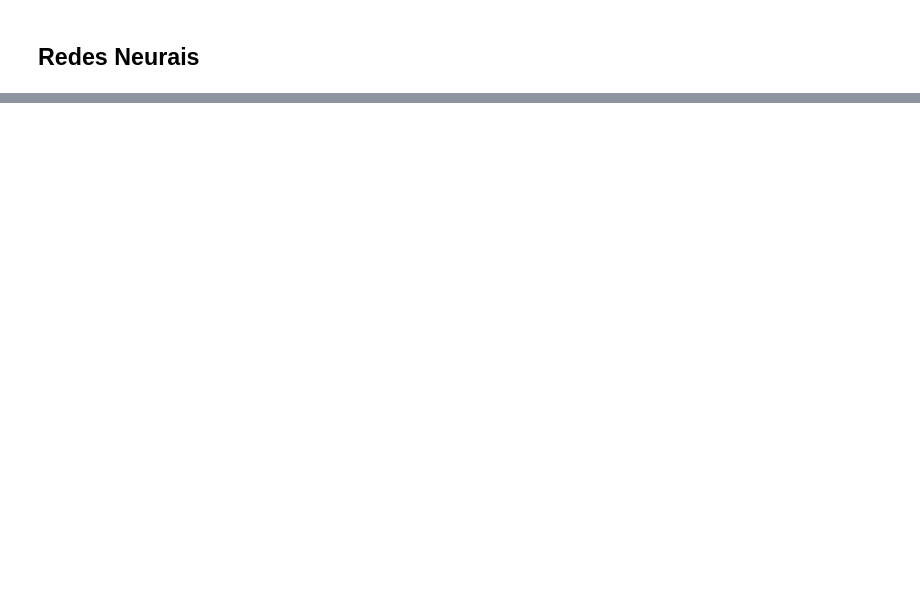
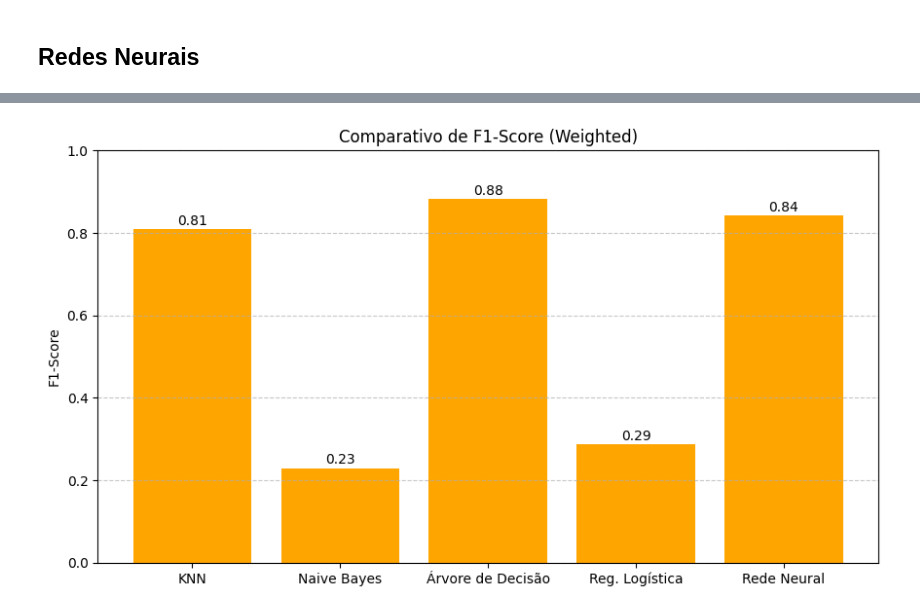
Before and after one commit to enzoalencar/LA-earthquake, a Jupyter notebook: main.ipynb, the cells around one changed output, grey strips where cells are left out. Saved outputs shown, nothing was run; the diff lists cells and outputs as text; code cells hidden in the pictures; blank space fills up the shorter version.

```diff
--- a/main.ipynb
+++ b/main.ipynb
@@ -316,0 +384,20 @@ F1 = 0.7272140316551722
+# %%
+f1_scores  = [knn_f1_score, nb_f1_score, dtree_f1_score, rl_f1_score, rn_f1_score]
+
+plt.figure(figsize=(17, 5))
+
+plt.subplot(1, 2, 2)
+bars2 = plt.bar(model_names, f1_scores, color='orange')
+plt.title('Comparativo de F1-Score (Weighted)')
+plt.ylabel('F1-Score')
+plt.ylim(0, 1)
+plt.grid(axis='y', linestyle='--', alpha=0.7)
+
+for bar in bars2:
+    plt.text(bar.get_x() + bar.get_width()/2, bar.get_height() + 0.01,
+             f'{bar.get_height():.2f}', ha='center', fontsize=10)
+
+plt.tight_layout()
+plt.show()
+# %% [output]
+[figure, added]
```
Also changed, not shown: parts of 10 cells of this notebook.
